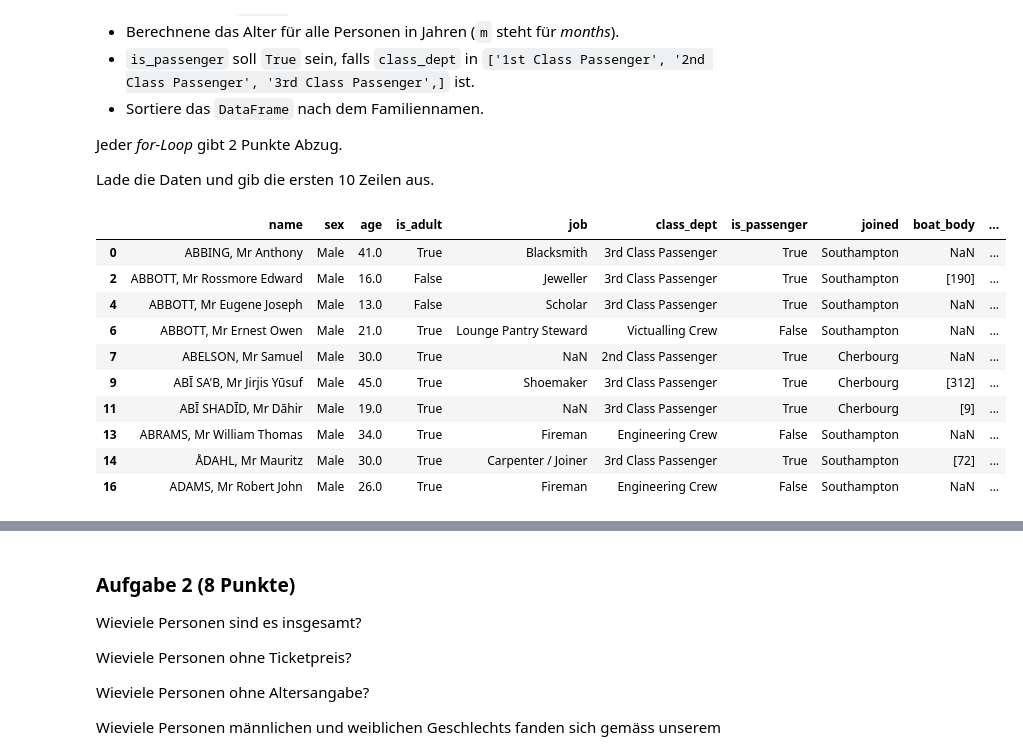
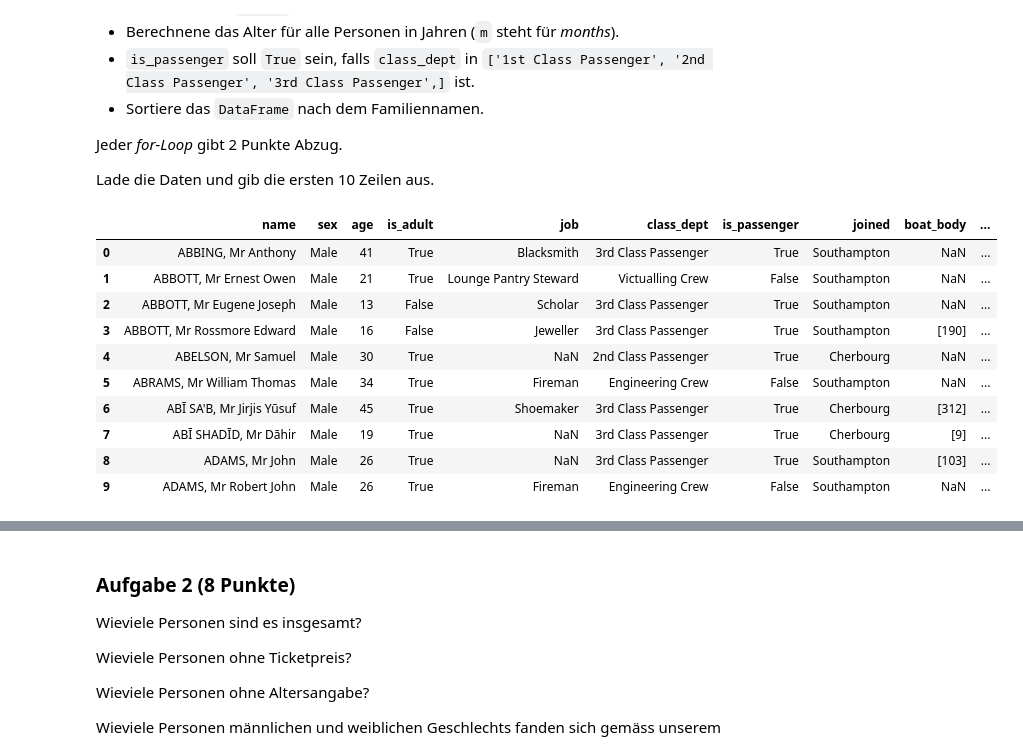
Before and after one commit to marcschny/dsp_assignments, a Jupyter notebook: assignments/assignment11_graded/exercise11.ipynb, the cells around one changed output, grey strips where cells are left out. Drawn from its saved outputs; the diff is of its cells as text; code cells hidden in the pictures.

```diff
--- a/assignments/assignment11_graded/exercise11.ipynb
+++ b/assignments/assignment11_graded/exercise11.ipynb
@@ -62,88 +62,112 @@ def load(filename):
     #read csv as dataframe
     df = pd.read_csv(filename, skiprows=5, header=0)
 
-    #create new empty dataframe with columns
+    #create new empty dataframe
     result = pd.DataFrame(columns=["name", "sex", "age", "is_adult", "job", "class_dept", "is_passenger", "joined", "boat_body", "ticketprice", "survived"])
 
     #create a df for all people and all tickets
     people = df[df["Name"].notnull()]
     tickets = df[df["Name"].isnull() & df["Ticket"].notnull()]
 
-
-    #TODO: reindex tickets (for people assignment)
-
     #fill columns
     result["name"] = people["Name"]
     result["sex"] = result["name"].apply(lambda name: sex(name))
     result["age"] = people["Age"].apply(lambda lifetime: age(lifetime))
-    result["age"] = result["age"].astype(float)
+    result["age"] = result["age"].fillna(-1).astype(int)  #fill nulls with -1 to convert column to dtype int
     result["is_adult"] = result["age"].apply(lambda age: isAdult(age))
-    result["job"] = people["Job"]   #.apply(lambda profession: job(profession))
+    result["job"] = people["Job"]
     result["class_dept"] = people["Class/Dept"]
-    result["is_passenger"] = result["class_dept"].apply(lambda dept: classDept(dept))
+    result["is_passenger"] = result["class_dept"].apply(lambda dept: isPassenger(dept))
     result["joined"] = people["Joined"]
     result["boat_body"] = people["Boat [Body]"]
-    ###TODO
-    result["ticketprice"] = tickets["Ticket"]
-    ###
+    #re-index tickets
+    tickets = tickets.set_index(tickets.index-1)
+    result["ticketprice"] = tickets["Ticket"].apply(lambda price: ticketPrice(price))
     result["survived"] = True if "survivors" in filename else False
 
     #sort result by name
-    result.sort_values(by="name")
+    result = result.sort_values(by="name")
+
+    #reset indices to gapless order
+    result = result.reset_index()
+    result = result.drop(["index"], axis=1)
+
     #return new dataframe
     return result
+
 
 
 #get sexuality by name
 def sex(name):
     #female = Mrs | Miss
     #male = Mr | Sig. | Captain | Master | Colonel | ?
-    femaleMatch = re.search(r'Mrs\s|Miss\s', name)
+    femaleMatch = re.search(r'Mrs|Miss', name)
     if femaleMatch:
         return "Female"
     else:
         return "Male"
 
 #get age
 def age(lifetime):
     return lifetime if "m" not in str(lifetime) else 0
 
 #check if adult (age >= 18)
 def isAdult(age):
     if(pd.notna(age)):
         return True if int(age) >= 18 else False
     else:
         #returns None
         return
 
-#def job(profession):
-#    if(pd.notna(profession)):
-#        return profession
-#    else:
-#        return
-
-def classDept(debt):
+#check if it's a passenger
+def isPassenger(debt):
     isPassenger = debt in ["1st Class Passenger", "2nd Class Passenger", "3rd Class Passenger"]
     return isPassenger
+
+#get ticketprice as float
+def ticketPrice(price):
+
+    #regex matching for pound, shilling and pence
+    pound = re.search(r'(£[0-9]*)', price).group().split("£")[1]
+    shilling = re.search(r'([0-9]*s)', price)
+    pence = re.search(r'([0-9]*d)', price)
+
+    #init default after decimal
+    afterDecimal = 0
+
+    #convert shillings and pences to decimal
+    if (shilling is not None):
+        s = shilling.group().split("s")[0]
+        afterDecimal += int(s)/20
+    if (pence is not None):
+        p = pence.group().split("d")[0]
+        afterDecimal += int(p)/20/12
+
+    #sum ticketprice
+    ticketprice = int(pound) + afterDecimal
+
+    #return as float
+    return float(round(ticketprice, 2))
+
 
 
 #load and process files
 victims = load('data/titanic_victims.csv')
 survivors = load('data/titanic_survivors.csv')
 
 #display first ten victims and survivor
 display(victims.head(10))
 display(survivors.head(10))
 # %% [output]
 |  | name | sex | age | is_adult | job | class_dept | is_passenger | joined | boat_body | ... |
-| 0 | ABBING, Mr Anthony | Male | 41.0 | True | Blacksmith | 3rd Class Passenger | True | Southampton | NaN | ... |
-| 2 | ABBOTT, Mr Rossmore Edward | Male | 16.0 | False | Jeweller | 3rd Class Passenger | True | Southampton | [190] | ... |
-| 4 | ABBOTT, Mr Eugene Joseph | Male | 13.0 | False | Scholar | 3rd Class Passenger | True | Southampton | NaN | ... |
-| 6 | ABBOTT, Mr Ernest Owen | Male | 21.0 | True | Lounge Pantry Steward | Victualling Crew | False | Southampton | NaN | ... |
-| 7 | ABELSON, Mr Samuel | Male | 30.0 | True | NaN | 2nd Class Passenger | True | Cherbourg | NaN | ... |
-| 9 | ABĪ SA'B, Mr Jirjis Yūsuf | Male | 45.0 | True | Shoemaker | 3rd Class Passenger | True | Cherbourg | [312] | ... |
-| 11 | ABĪ SHADĪD, Mr Dāhir | Male | 19.0 | True | NaN | 3rd Class Passenger | True | Cherbourg | [9] | ... |
-| 13 | ABRAMS, Mr William Thomas | Male | 34.0 | True | Fireman | Engineering Crew | False | Southampton | NaN | ... |
-| 14 | ÅDAHL, Mr Mauritz | Male | 30.0 | True | Carpenter / Joiner | 3rd Class Passenger | True | Southampton | [72] | ... |
-| 16 | ADAMS, Mr Robert John | Male | 26.0 | True | Fireman | Engineering Crew | False | Southampton | NaN | ... |
+| 0 | ABBING, Mr Anthony | Male | 41 | True | Blacksmith | 3rd Class Passenger | True | Southampton | NaN | ... |
+| 1 | ABBOTT, Mr Ernest Owen | Male | 21 | True | Lounge Pantry Steward | Victualling Crew | False | Southampton | NaN | ... |
+| 2 | ABBOTT, Mr Eugene Joseph | Male | 13 | False | Scholar | 3rd Class Passenger | True | Southampton | NaN | ... |
+| 3 | ABBOTT, Mr Rossmore Edward | Male | 16 | False | Jeweller | 3rd Class Passenger | True | Southampton | [190] | ... |
+| 4 | ABELSON, Mr Samuel | Male | 30 | True | NaN | 2nd Class Passenger | True | Cherbourg | NaN | ... |
+| 5 | ABRAMS, Mr William Thomas | Male | 34 | True | Fireman | Engineering Crew | False | Southampton | NaN | ... |
+| 6 | ABĪ SA'B, Mr Jirjis Yūsuf | Male | 45 | True | Shoemaker | 3rd Class Passenger | True | Cherbourg | [312] | ... |
+| 7 | ABĪ SHADĪD, Mr Dāhir | Male | 19 | True | NaN | 3rd Class Passenger | True | Cherbourg | [9] | ... |
+| 8 | ADAMS, Mr John | Male | 26 | True | NaN | 3rd Class Passenger | True | Southampton | [103] | ... |
+| 9 | ADAMS, Mr Robert John | Male | 26 | True | Fireman | Engineering Crew | False | Southampton | NaN | ... |
 |  | name | sex | age | is_adult | job | class_dept | is_passenger | joined | boat_body | ... |
```
Also changed, not shown: parts of 1 cell of this notebook.
